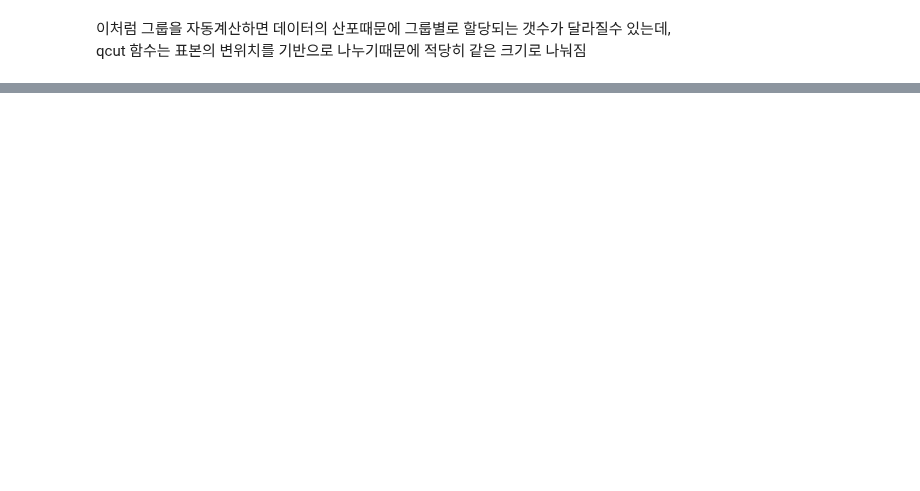
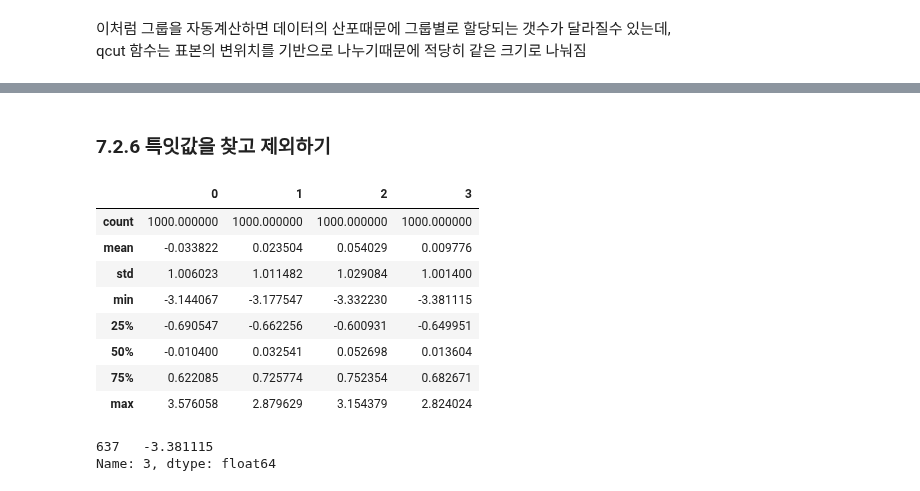
Before and after one commit to Suhwan-Ji/Study_DataScience, a Jupyter notebook: DataAnalysis/Ch07. 데이터 정제 및 준비.ipynb, the cells around one changed output, grey strips where cells are left out. Saved outputs shown, nothing was run; the diff lists cells and outputs as text; code cells hidden in the pictures; blank space fills up the shorter version.

```diff
--- a/DataAnalysis/Ch07. 데이터 정제 및 준비.ipynb
+++ b/DataAnalysis/Ch07. 데이터 정제 및 준비.ipynb
@@ -616 +616,23 @@ Categories (4, interval[float64]): [(-2.7809999999999997, -1.277] < (-1.277, 0.0
 dtype: int64
+# %% [markdown]
+### 7.2.6 특잇값을 찾고 제외하기
+# %%
+data = pd.DataFrame(np.random.randn(1000,4))
+data.describe()
+# %% [output]
+|  | 0 | 1 | 2 | 3 |
+| count | 1000.000000 | 1000.000000 | 1000.000000 | 1000.000000 |
+| mean | -0.033822 | 0.023504 | 0.054029 | 0.009776 |
+| std | 1.006023 | 1.011482 | 1.029084 | 1.001400 |
+| min | -3.144067 | -3.177547 | -3.332230 | -3.381115 |
+| 25% | -0.690547 | -0.662256 | -0.600931 | -0.649951 |
+| 50% | -0.010400 | 0.032541 | 0.052698 | 0.013604 |
+| 75% | 0.622085 | 0.725774 | 0.752354 | 0.682671 |
+| max | 3.576058 | 2.879629 | 3.154379 | 2.824024 |
+# %%
+#한 컬럼에서 절대값이 3을 넘는 놈 찾기
+col = data[3]
+col[np.abs(col) > 3]
+# %% [output]
+637   -3.381115
+Name: 3, dtype: float64
```
Also changed, not shown: parts of 21 cells of this notebook.
